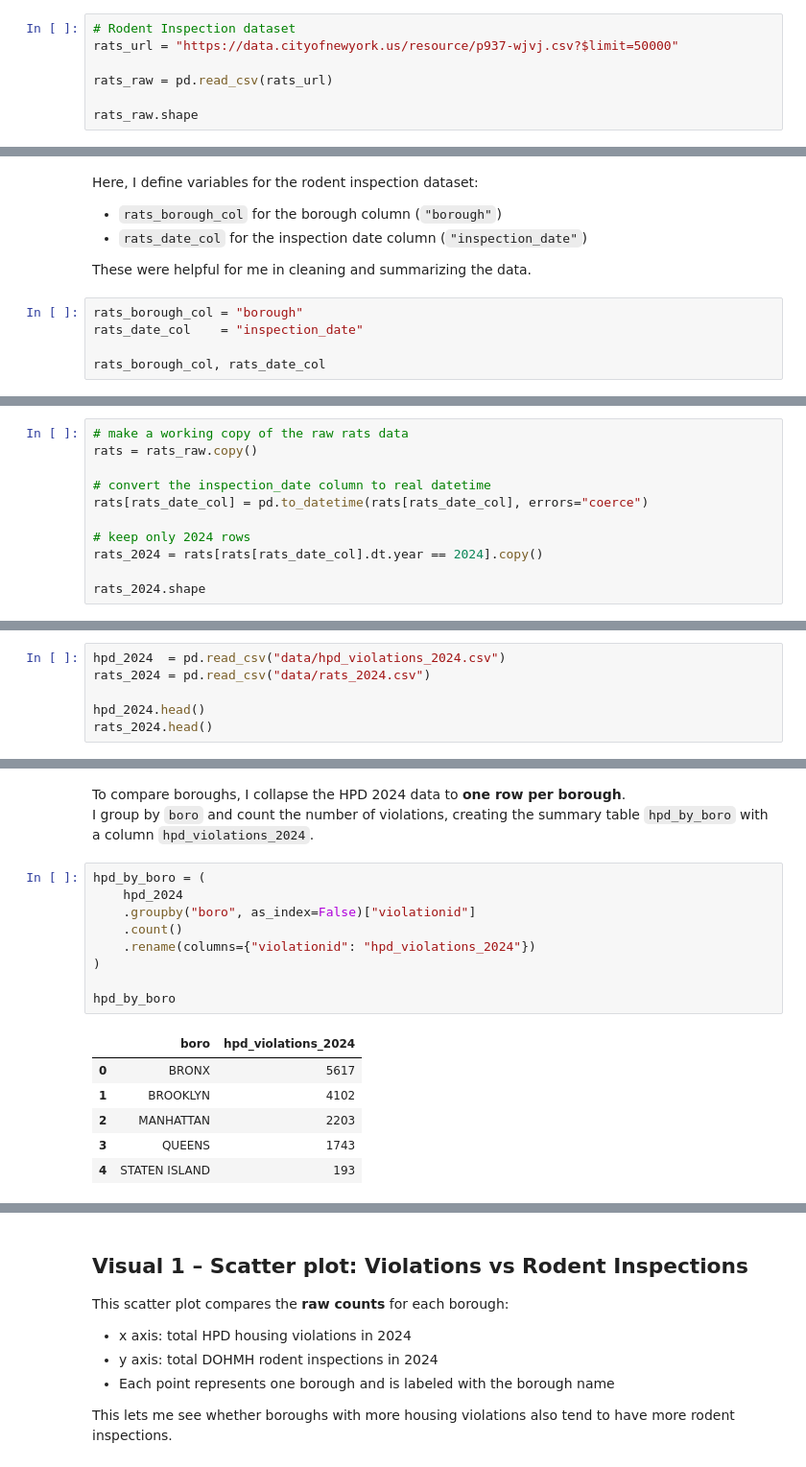
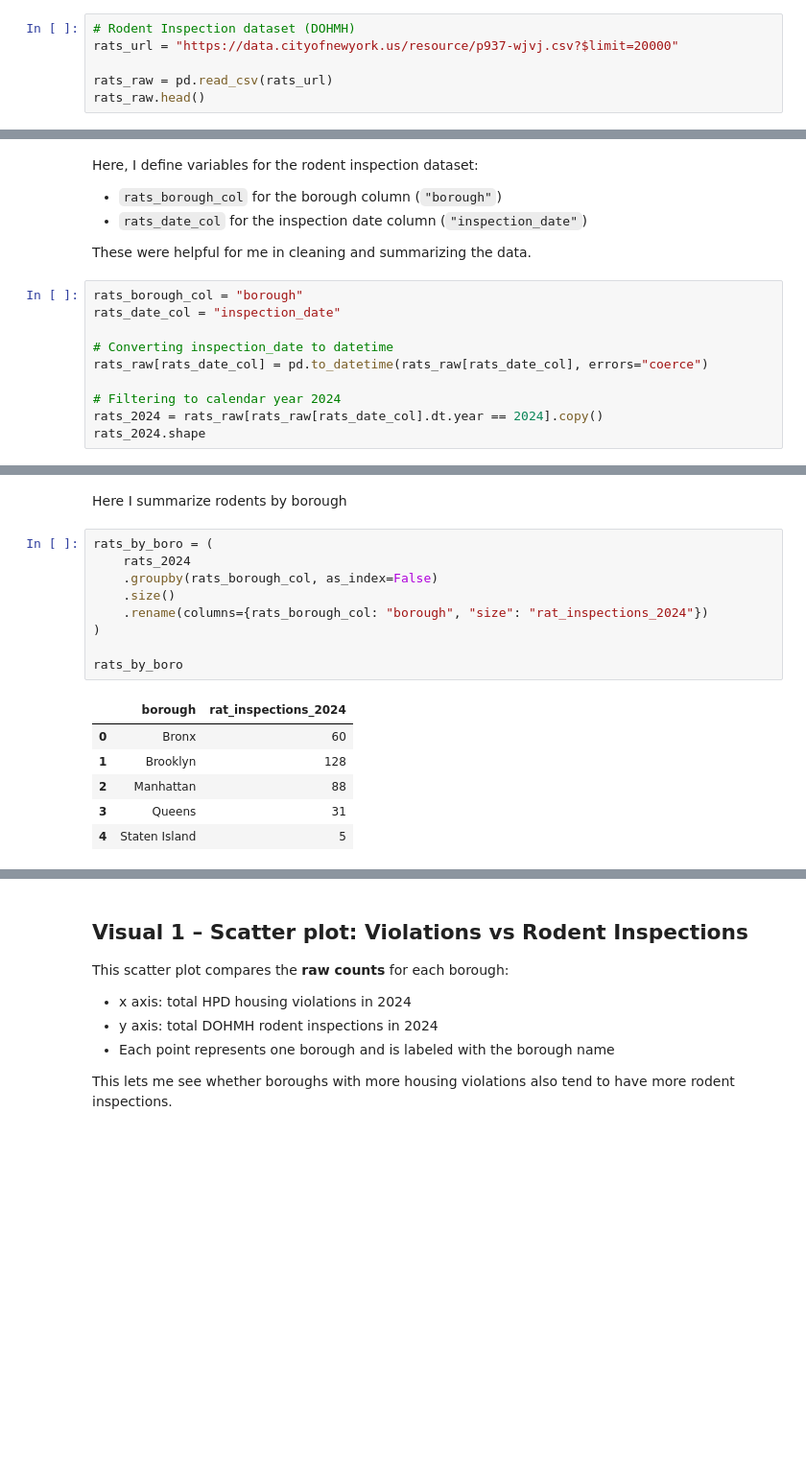
Before and after one commit to FareehaShamim/FareehaShamim.github.io, a Jupyter notebook: project2/project2.ipynb, the cells around one changed output, grey strips where cells are left out. Shown at 96% size. Drawn from its saved outputs; the diff is of its cells as text; blank space fills up the shorter version.

```diff
--- a/project2/project2.ipynb
+++ b/project2/project2.ipynb
@@ -170,10 +144,9 @@ hpd_2024.head()
 Next I work with the **Rodent Inspection** dataset from the Department of Health and Mental Hygiene (DOHMH).
 This dataset contains one row per inspection and includes the inspection date and borough.
 # %%
-# Rodent Inspection dataset
-rats_url = "https://data.cityofnewyork.us/resource/p937-wjvj.csv?$limit=50000"
+# Rodent Inspection dataset (DOHMH)
+rats_url = "https://data.cityofnewyork.us/resource/p937-wjvj.csv?$limit=20000"
 
 rats_raw = pd.read_csv(rats_url)
-
-rats_raw.shape
+rats_raw.head()
 # %% [output]
@@ -211,7 +189,12 @@ Here, I define variables for the rodent inspection dataset:
 These were helpful for me in cleaning and summarizing the data.
 # %%
 rats_borough_col = "borough"
-rats_date_col    = "inspection_date"
+rats_date_col = "inspection_date"
 
-rats_borough_col, rats_date_col
+# Converting inspection_date to datetime
+rats_raw[rats_date_col] = pd.to_datetime(rats_raw[rats_date_col], errors="coerce")
+
+# Filtering to calendar year 2024
+rats_2024 = rats_raw[rats_raw[rats_date_col].dt.year == 2024].copy()
+rats_2024.shape
 # %% [output]
@@ -223,11 +201,0 @@ This gives me a `rats_2024` DataFrame that matches the same year as the HPD data
-# %%
-# make a working copy of the raw rats data
-rats = rats_raw.copy()
-
-# convert the inspection_date column to real datetime
-rats[rats_date_col] = pd.to_datetime(rats[rats_date_col], errors="coerce")
-
-# keep only 2024 rows
-rats_2024 = rats[rats[rats_date_col].dt.year == 2024].copy()
-
-rats_2024.shape
@@ -253,6 +201,0 @@ Now, I reload the saved 2024 HPD violations (`hpd_2024`) and 2024 rodent inspect
-# %%
-hpd_2024  = pd.read_csv("data/hpd_violations_2024.csv")
-rats_2024 = pd.read_csv("data/rats_2024.csv")
-
-hpd_2024.head()
-rats_2024.head()
@@ -267,19 +202,18 @@ rats_2024.head()
-# %% [markdown]
-To compare boroughs, I collapse the HPD 2024 data to **one row per borough**.
-I group by `boro` and count the number of violations, creating the summary table `hpd_by_boro` with a column `hpd_violations_2024`.
+# %% [markdown]
+Here I summarize rodents by borough
 # %%
-hpd_by_boro = (
-    hpd_2024
-    .groupby("boro", as_index=False)["violationid"]
-    .count()
-    .rename(columns={"violationid": "hpd_violations_2024"})
+rats_by_boro = (
+    rats_2024
+    .groupby(rats_borough_col, as_index=False)
+    .size()
+    .rename(columns={rats_borough_col: "borough", "size": "rat_inspections_2024"})
 )
 
-hpd_by_boro
+rats_by_boro
 # %% [output]
-|  | boro | hpd_violations_2024 |
-| 0 | BRONX | 5617 |
-| 1 | BROOKLYN | 4102 |
-| 2 | MANHATTAN | 2203 |
-| 3 | QUEENS | 1743 |
-| 4 | STATEN ISLAND | 193 |
+|  | borough | rat_inspections_2024 |
+| 0 | Bronx | 60 |
+| 1 | Brooklyn | 128 |
+| 2 | Manhattan | 88 |
+| 3 | Queens | 31 |
+| 4 | Staten Island | 5 |
```
Also changed, not shown: parts of 35 cells of this notebook.
